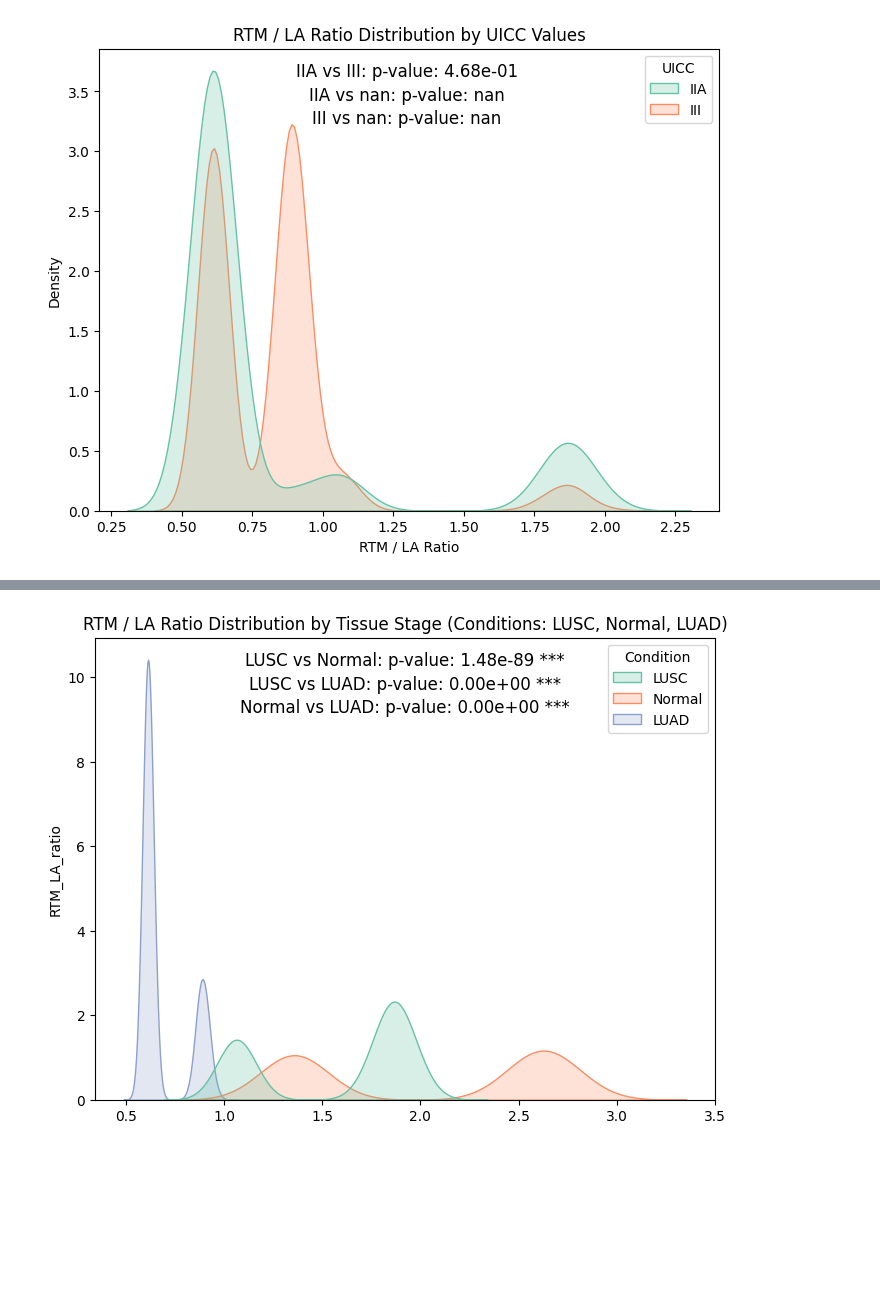
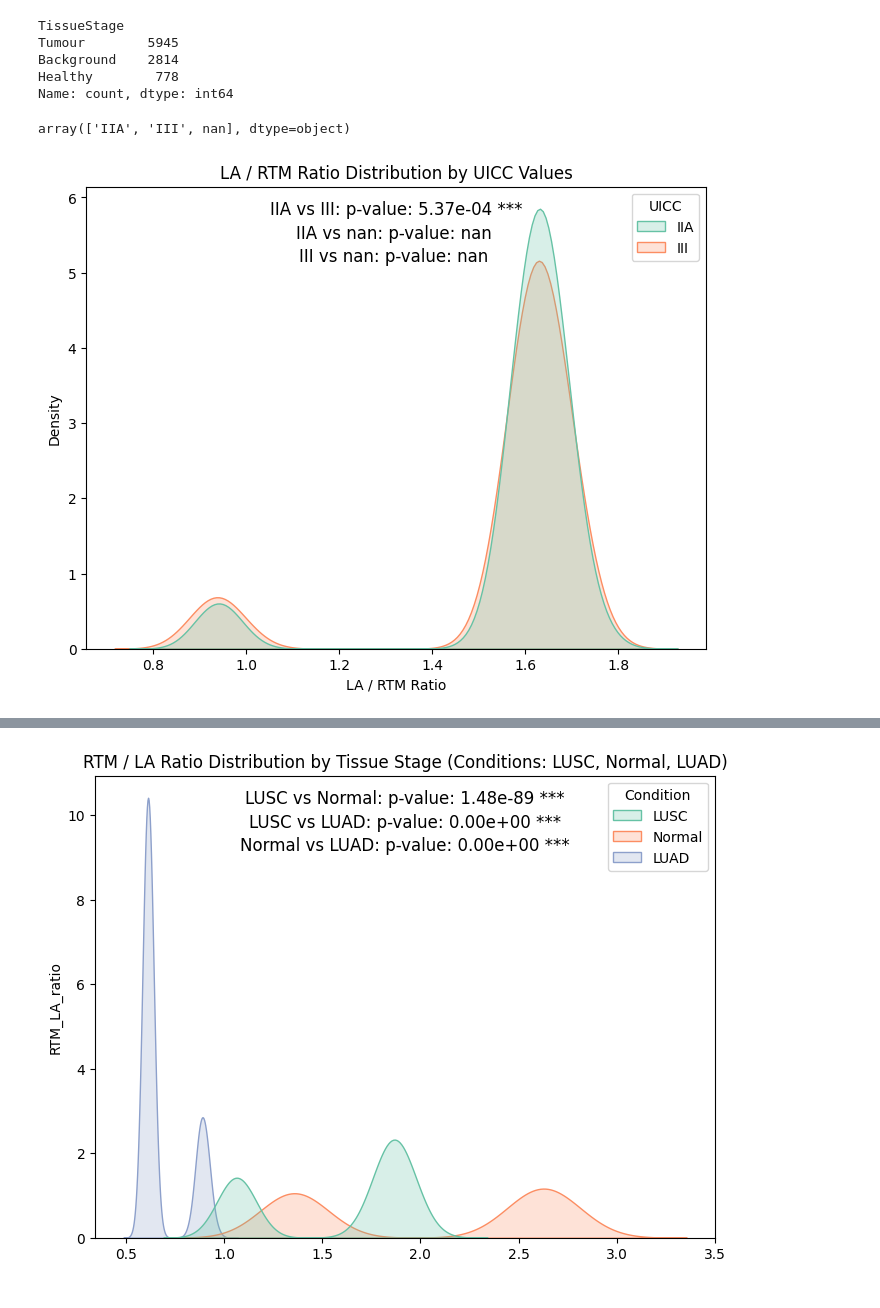
Before and after one commit to BMGLab/Project_LAMs, a Jupyter notebook: notebooks/RTM_LAM_ratio.ipynb, the cells around one changed output, grey strips where cells are left out. Cells and saved outputs as stored; diff of their text form; code cells hidden in the pictures; blank space fills up the shorter version.

```diff
--- a/notebooks/RTM_LAM_ratio.ipynb
+++ b/notebooks/RTM_LAM_ratio.ipynb
@@ -24,0 +29,11 @@ combined_df.to_csv("/home/biolab/Projects/LAMs_wd/results/cell2location/merged_a
+# %%
+# Load the data from the CSV file
+df = pd.read_csv('../results/cell2location/merged_all.csv')
+
+# Calculate RTM / LA ratio
+df['LA_RTM_ratio'] = df['LA_TAMs'] / df['RTM_TAMs']
+
+# Exclude rows where TissueStage is "Normal"
+df_filtered = df[df['TissueStage'] != 'Normal']
+df_filtered = df_filtered[df_filtered['TissueStage'] != 'Background']
+df_filtered
@@ -25,57 +54,54 @@ combined_df.to_csv("/home/biolab/Projects/LAMs_wd/results/cell2location/merged_a
+# %%
+df['TissueStage'].value_counts()
+# %% [output]
+TissueStage
+Tumour        5945
+Background    2814
+Healthy        778
+Name: count, dtype: int64
+# %%
+df_filtered['UICC'].unique()
+# %% [output]
+array(['IIA', 'III', nan], dtype=object)
 # %%
-import pandas as pd
-import seaborn as sns
-import matplotlib.pyplot as plt
-import scipy.stats as stats
-import itertools
-
-# Load the data from the CSV file
-df = pd.read_csv('/home/biolab/Projects/LAMs_wd/results/cell2location/merged_all.csv')
-
-# Calculate RTM / LA ratio
-df['RTM_LA_ratio'] = df['RTM_TAMs'] / df['LA_TAMs']
-
-# Exclude rows where TissueStage is "Normal"
-df_filtered = df[df['TissueStage'] != 'Normal']
-
 # Set the figure size
 plt.figure(figsize=(8, 6))
 
 # Plot the distribution of RTM_LA_ratio by UICC, excluding "Normal" TissueStage
-sns.kdeplot(data=df_filtered, x="RTM_LA_ratio", hue="UICC", fill=True, palette="Set2", common_norm=False)
+sns.kdeplot(data=df_filtered, x="LA_RTM_ratio", hue="UICC", fill=True, palette="Set2", common_norm=False)
 
 # Get unique values of UICC
 uicc_values = df_filtered['UICC'].unique()
 
 # Perform pairwise t-tests for each combination of UICC values
 for uicc1, uicc2 in itertools.combinations(uicc_values, 2):
-    group1 = df_filtered[df_filtered['UICC'] == uicc1]['RTM_LA_ratio']
-    group2 = df_filtered[df_filtered['UICC'] == uicc2]['RTM_LA_ratio']
+    group1 = df_filtered[df_filtered['UICC'] == uicc1]['LA_RTM_ratio']
+    group2 = df_filtered[df_filtered['UICC'] == uicc2]['LA_RTM_ratio']
 
     # Perform t-test and get p-value
     t_stat, p_value = stats.ttest_ind(group1, group2)
 
     # Add significance stars based on the p-value
     star = ''
     if p_value < 0.001:
         star = '***'
     elif p_value < 0.01:
         star = '**'
     elif p_value < 0.05:
         star = '*'
 
     # Add p-value and stars to the plot
     # Adjust the text position for each pair of UICC values
     plt.text(0.5, 0.95 - 0.05 * (list(itertools.combinations(uicc_values, 2)).index((uicc1, uicc2))),
              f"{uicc1} vs {uicc2}: p-value: {p_value:.2e} {star}",
              ha="center", va="center", fontsize=12, color="black", transform=plt.gca().transAxes)
 
 # Set plot title and labels
-plt.title(f"RTM / LA Ratio Distribution by UICC Values")
-plt.xlabel("RTM / LA Ratio")
+plt.title(f"LA / RTM Ratio Distribution by UICC Values")
+plt.xlabel("LA / RTM Ratio")
 plt.ylabel("Density")
 
 # Display the plot
 plt.show()
 # %% [output]
-[figure, old version]
+[figure, new version]
```
Also changed, not shown: parts of 5 cells of this notebook, 2 other files.
